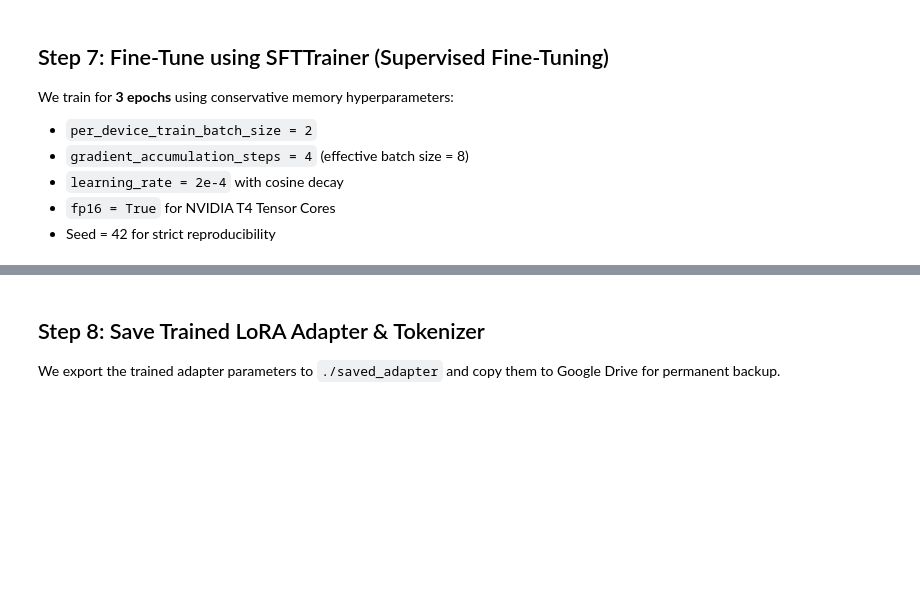
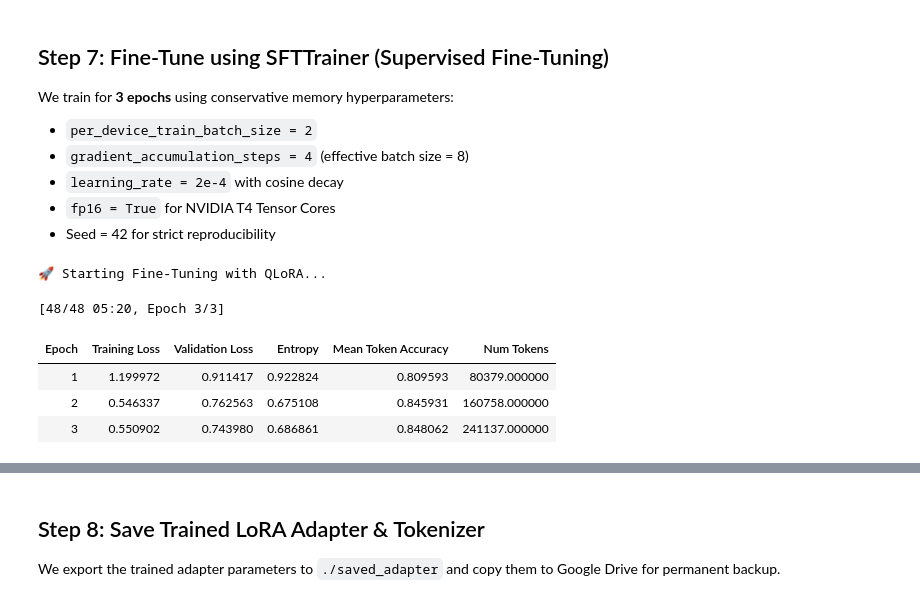
Before and after one commit to jeevaa006/InterviewMate, a Jupyter notebook: colab/InterviewMate_Training_and_Demo.ipynb, the cells around one changed output, grey strips where cells are left out. Saved outputs shown, nothing was run; the diff lists cells and outputs as text; code cells hidden in the pictures; blank space fills up the shorter version.

```diff
--- a/colab/InterviewMate_Training_and_Demo.ipynb
+++ b/colab/InterviewMate_Training_and_Demo.ipynb
@@ -256,41 +460,45 @@ We train for **3 epochs** using conservative memory hyperparameters:
 - `fp16 = True` for NVIDIA T4 Tensor Cores
 - Seed = 42 for strict reproducibility
 # %%
-from trl import SFTTrainer
-from transformers import TrainingArguments
+from trl import SFTTrainer, SFTConfig
 
 OUTPUT_DIR = "./results"
 
-training_args = TrainingArguments(
+training_args = SFTConfig(
     output_dir=OUTPUT_DIR,
     num_train_epochs=3,
     per_device_train_batch_size=2,
     gradient_accumulation_steps=4,
     learning_rate=2e-4,
     lr_scheduler_type="cosine",
-    warmup_ratio=0.05,
+    warmup_steps=10,
     logging_steps=5,
     save_strategy="epoch",
-    evaluation_strategy="epoch",
-    fp16=True,
+    eval_strategy="epoch",
+    fp16=False,
     optim="paged_adamw_8bit",
     seed=42,
-    report_to="none"
+    report_to="none",
+    max_length=1200
 )
 
 trainer = SFTTrainer(
     model=model,
     train_dataset=hf_train_dataset,
     eval_dataset=hf_eval_dataset,
-    peft_config=peft_config,
-    dataset_text_field=None,
-    max_seq_length=1200,
-    tokenizer=tokenizer,
+    processing_class=tokenizer,
     args=training_args
 )
 
 print("🚀 Starting Fine-Tuning with QLoRA...")
 train_result = trainer.train()
 
 print("\n✅ Training Completed Successfully!")
 print(f"Final Train Loss: {train_result.training_loss:.4f}")
+# %% [output]
+🚀 Starting Fine-Tuning with QLoRA...
+[48/48 05:20, Epoch 3/3]
+| Epoch | Training Loss | Validation Loss | Entropy | Mean Token Accuracy | Num Tokens |
+| 1 | 1.199972 | 0.911417 | 0.922824 | 0.809593 | 80379.000000 |
+| 2 | 0.546337 | 0.762563 | 0.675108 | 0.845931 | 160758.000000 |
+| 3 | 0.550902 | 0.743980 | 0.686861 | 0.848062 | 241137.000000 |
```
Also changed, not shown: parts of 16 cells of this notebook.
